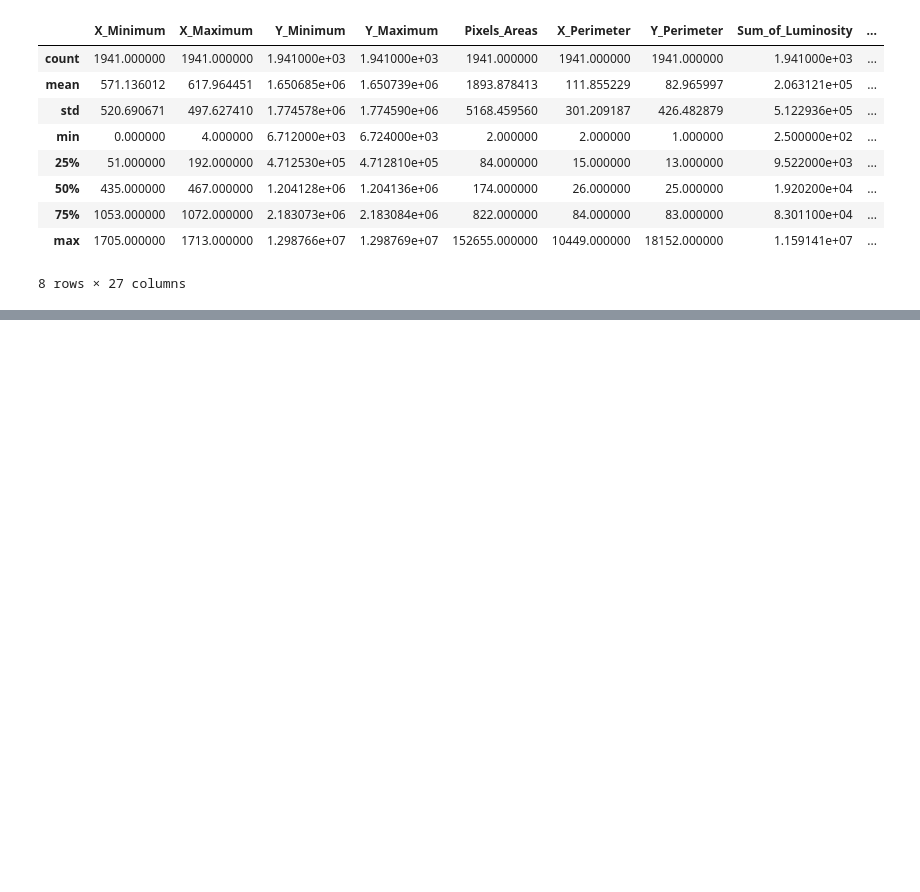
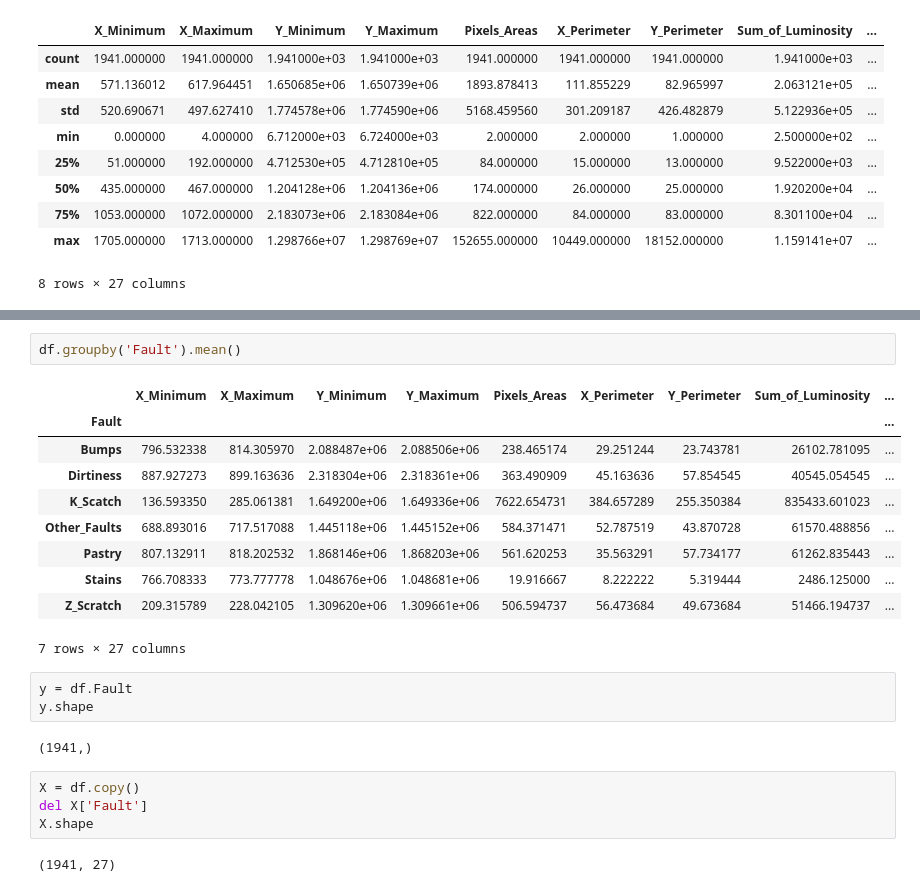
Before and after one commit to ylfoo/ERA2036, a Jupyter notebook: Lab/Learn_Classification_thru_Steel.ipynb, the cells around one changed output, grey strips where cells are left out. Saved outputs shown, nothing was run; the diff lists cells and outputs as text; blank space fills up the shorter version.

```diff
--- a/Lab/Learn_Classification_thru_Steel.ipynb
+++ b/Lab/Learn_Classification_thru_Steel.ipynb
@@ -127,0 +125,24 @@ KeyError: 'Fault'
+# %%
+df.groupby('Fault').mean()
+# %% [output]
+|  | X_Minimum | X_Maximum | Y_Minimum | Y_Maximum | Pixels_Areas | X_Perimeter | Y_Perimeter | Sum_of_Luminosity | ... |
+| Fault |  |  |  |  |  |  |  |  | ... |
+| Bumps | 796.532338 | 814.305970 | 2.088487e+06 | 2.088506e+06 | 238.465174 | 29.251244 | 23.743781 | 26102.781095 | ... |
+| Dirtiness | 887.927273 | 899.163636 | 2.318304e+06 | 2.318361e+06 | 363.490909 | 45.163636 | 57.854545 | 40545.054545 | ... |
+| K_Scatch | 136.593350 | 285.061381 | 1.649200e+06 | 1.649336e+06 | 7622.654731 | 384.657289 | 255.350384 | 835433.601023 | ... |
+| Other_Faults | 688.893016 | 717.517088 | 1.445118e+06 | 1.445152e+06 | 584.371471 | 52.787519 | 43.870728 | 61570.488856 | ... |
+| Pastry | 807.132911 | 818.202532 | 1.868146e+06 | 1.868203e+06 | 561.620253 | 35.563291 | 57.734177 | 61262.835443 | ... |
+| Stains | 766.708333 | 773.777778 | 1.048676e+06 | 1.048681e+06 | 19.916667 | 8.222222 | 5.319444 | 2486.125000 | ... |
+| Z_Scratch | 209.315789 | 228.042105 | 1.309620e+06 | 1.309661e+06 | 506.594737 | 56.473684 | 49.673684 | 51466.194737 | ... |
+7 rows × 27 columns
+# %%
+y = df.Fault
+y.shape
+# %% [output]
+(1941,)
+# %%
+X = df.copy()
+del X['Fault']
+X.shape
+# %% [output]
+(1941, 27)
```
Also changed, not shown: parts of 19 cells of this notebook.
